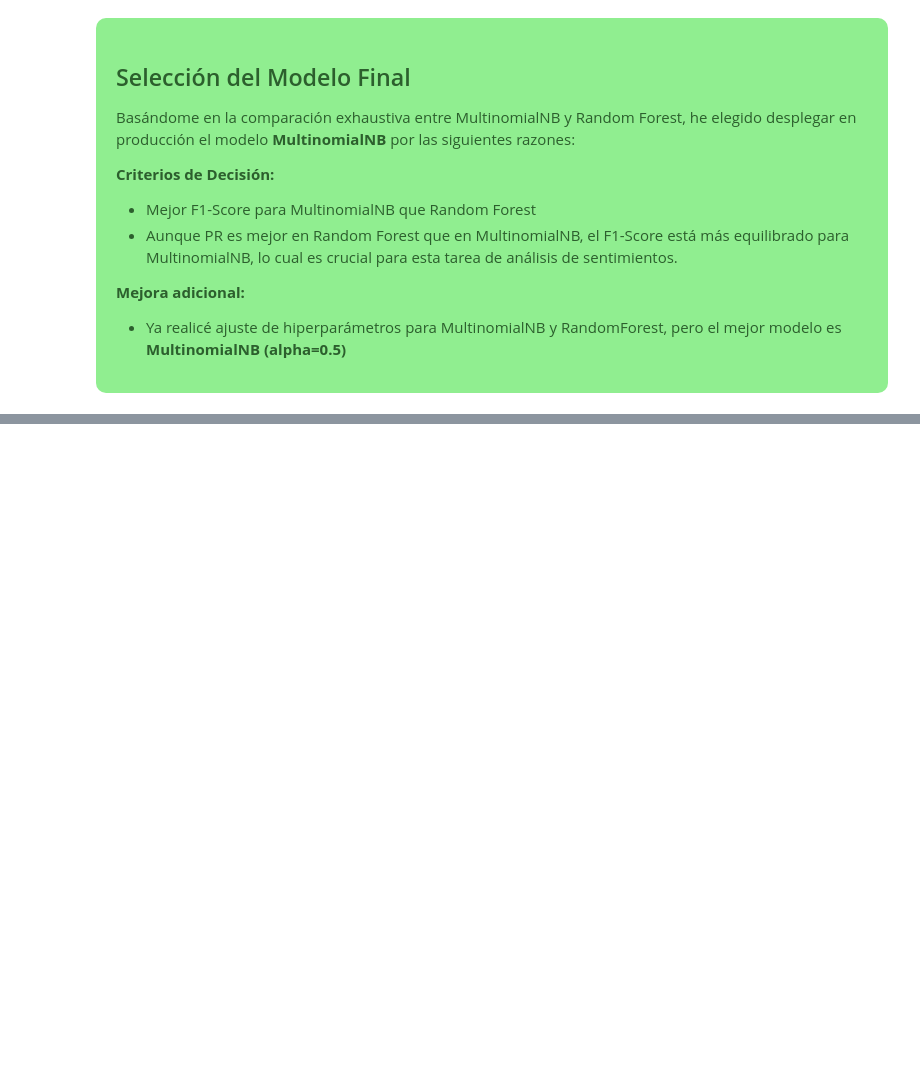
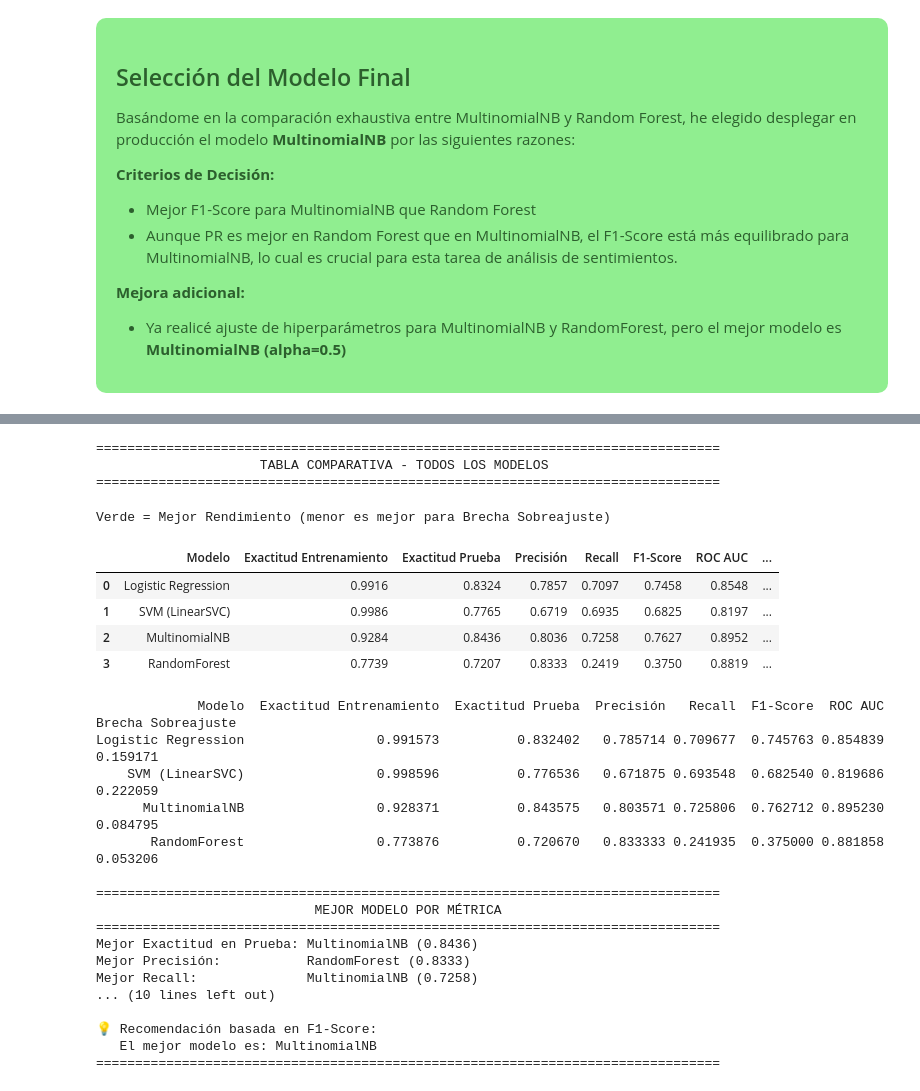
Before and after one commit to 4geeksacademy/abgonzalez-introduction-machine-learning, a Jupyter notebook: src/07-naive-bayes-playstore-reviews.ipynb, the cells around one changed output, grey strips where cells are left out. Drawn from its saved outputs; the diff is of its cells as text; code cells hidden in the pictures; blank space fills up the shorter version.

```diff
--- a/src/07-naive-bayes-playstore-reviews.ipynb
+++ b/src/07-naive-bayes-playstore-reviews.ipynb
@@ -824,0 +962,79 @@ Basándome en la comparación exhaustiva entre MultinomialNB y Random Forest, he
+# %%
+# ============================================================================
+# TABLA DE RESULTADOS COMPARATIVA
+# ============================================================================
+
+print("\n" + "="*80)
+print("TABLA COMPARATIVA - TODOS LOS MODELOS".center(80))
+print("="*80 + "\n")
+
+# Crear DataFrame de comparación
+all_results_df = pd.DataFrame(all_results)
+
+# Obtener solo columnas numéricas (excluir 'Modelo')
+numeric_cols = all_results_df.select_dtypes(include=[np.number]).columns.tolist()
+
+# Mostrar dataframe con estilo
+display(all_results_df.style
+        .format("{:.4f}", subset=numeric_cols)
+        .highlight_max(color="lightgreen", axis=0, subset=[col for col in numeric_cols if col != 'Brecha Sobreajuste'])
+        .highlight_min(color="lightgreen", axis=0, subset=['Brecha Sobreajuste'])
+        .set_caption("Verde = Mejor Rendimiento (menor es mejor para Brecha Sobreajuste)"))
+
+# Mostrar la tabla de comparación
+print("\n" + all_results_df.to_string(index=False))
+
+# Identificar el mejor modelo para cada métrica
+print("\n" + "="*80)
+print("MEJOR MODELO POR MÉTRICA".center(80))
+print("="*80)
+print(f"Mejor Exactitud en Prueba: {all_results_df.loc[all_results_df['Exactitud Prueba'].idxmax(), 'Modelo']} ({all_results_df['Exactitud Prueba'].max():.4f})")
+print(f"Mejor Precisión:           {all_results_df.loc[all_results_df['Precisión'].idxmax(), 'Modelo']} ({all_results_df['Precisión'].max():.4f})")
+print(f"Mejor Recall:              {all_results_df.loc[all_results_df['Recall'].idxmax(), 'Modelo']} ({all_results_df['Recall'].max():.4f})")
+print(f"Mejor F1-Score:            {all_results_df.loc[all_results_df['F1-Score'].idxmax(), 'Modelo']} ({all_results_df['F1-Score'].max():.4f})")
+if all_results_df['ROC AUC'].notna().any():
+    print(f"Mejor ROC AUC:             {all_results_df.loc[all_results_df['ROC AUC'].idxmax(), 'Modelo']} ({all_results_df['ROC AUC'].max():.4f})")
+print(f"Menor Sobreajuste:         {all_results_df.loc[all_results_df['Brecha Sobreajuste'].idxmin(), 'Modelo']} ({all_results_df['Brecha Sobreajuste'].min():.4f})")
+print("="*80)
+
+# Análisis de sobreajuste
+print(f"\nAnálisis de Sobreajuste:")
+for idx, row in all_results_df.iterrows():
+    gap = row['Brecha Sobreajuste']
+    status = "✓ Bueno" if gap < 0.05 else "⚠ Advertencia" if gap < 0.10 else "❌ Alto"
+    print(f"   {row['Modelo']:20s}: {gap:.4f} - {status}")
+
+# Recomendación
+best_model_name = all_results_df.loc[all_results_df['F1-Score'].idxmax(), 'Modelo']
+print(f"\n💡 Recomendación basada en F1-Score:")
+print(f"   El mejor modelo es: {best_model_name}")
+print("="*80)
+
+all_results_df
+# %% [output]
+================================================================================
+                     TABLA COMPARATIVA - TODOS LOS MODELOS
+================================================================================
+Verde = Mejor Rendimiento (menor es mejor para Brecha Sobreajuste)
+|  | Modelo | Exactitud Entrenamiento | Exactitud Prueba | Precisión | Recall | F1-Score | ROC AUC | ... |
+| 0 | Logistic Regression | 0.9916 | 0.8324 | 0.7857 | 0.7097 | 0.7458 | 0.8548 | ... |
+| 1 | SVM (LinearSVC) | 0.9986 | 0.7765 | 0.6719 | 0.6935 | 0.6825 | 0.8197 | ... |
+| 2 | MultinomialNB | 0.9284 | 0.8436 | 0.8036 | 0.7258 | 0.7627 | 0.8952 | ... |
+| 3 | RandomForest | 0.7739 | 0.7207 | 0.8333 | 0.2419 | 0.3750 | 0.8819 | ... |
+             Modelo  Exactitud Entrenamiento  Exactitud Prueba  Precisión   Recall  F1-Score  ROC AUC  Brecha Sobreajuste
+Logistic Regression                 0.991573          0.832402   0.785714 0.709677  0.745763 0.854839            0.159171
+    SVM (LinearSVC)                 0.998596          0.776536   0.671875 0.693548  0.682540 0.819686            0.222059
+      MultinomialNB                 0.928371          0.843575   0.803571 0.725806  0.762712 0.895230            0.084795
+       RandomForest                 0.773876          0.720670   0.833333 0.241935  0.375000 0.881858            0.053206
+
+================================================================================
+                            MEJOR MODELO POR MÉTRICA
+================================================================================
+Mejor Exactitud en Prueba: MultinomialNB (0.8436)
+Mejor Precisión:           RandomForest (0.8333)
+Mejor Recall:              MultinomialNB (0.7258)
+... (10 lines left out)
+
+💡 Recomendación basada en F1-Score:
+   El mejor modelo es: MultinomialNB
+================================================================================
```
Also changed, not shown: parts of 12 cells of this notebook.
